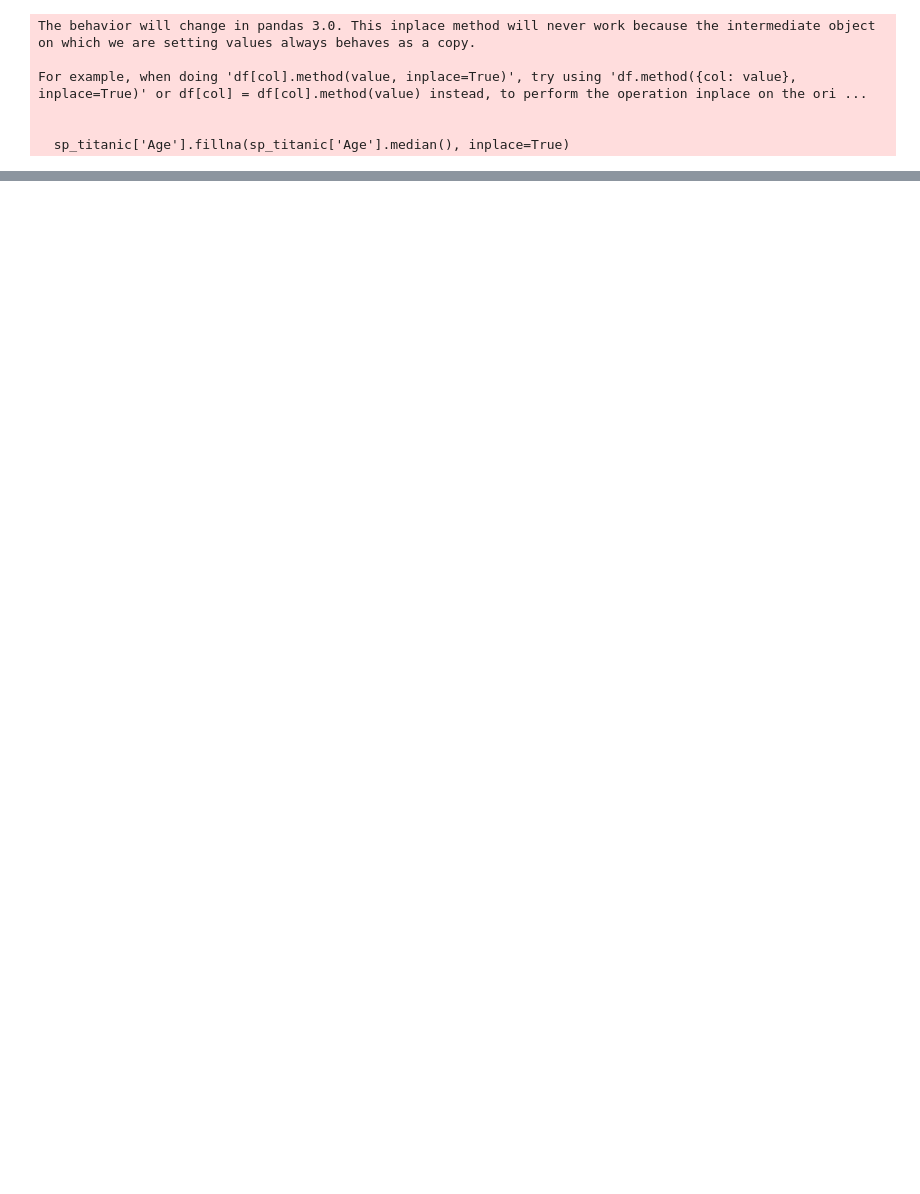
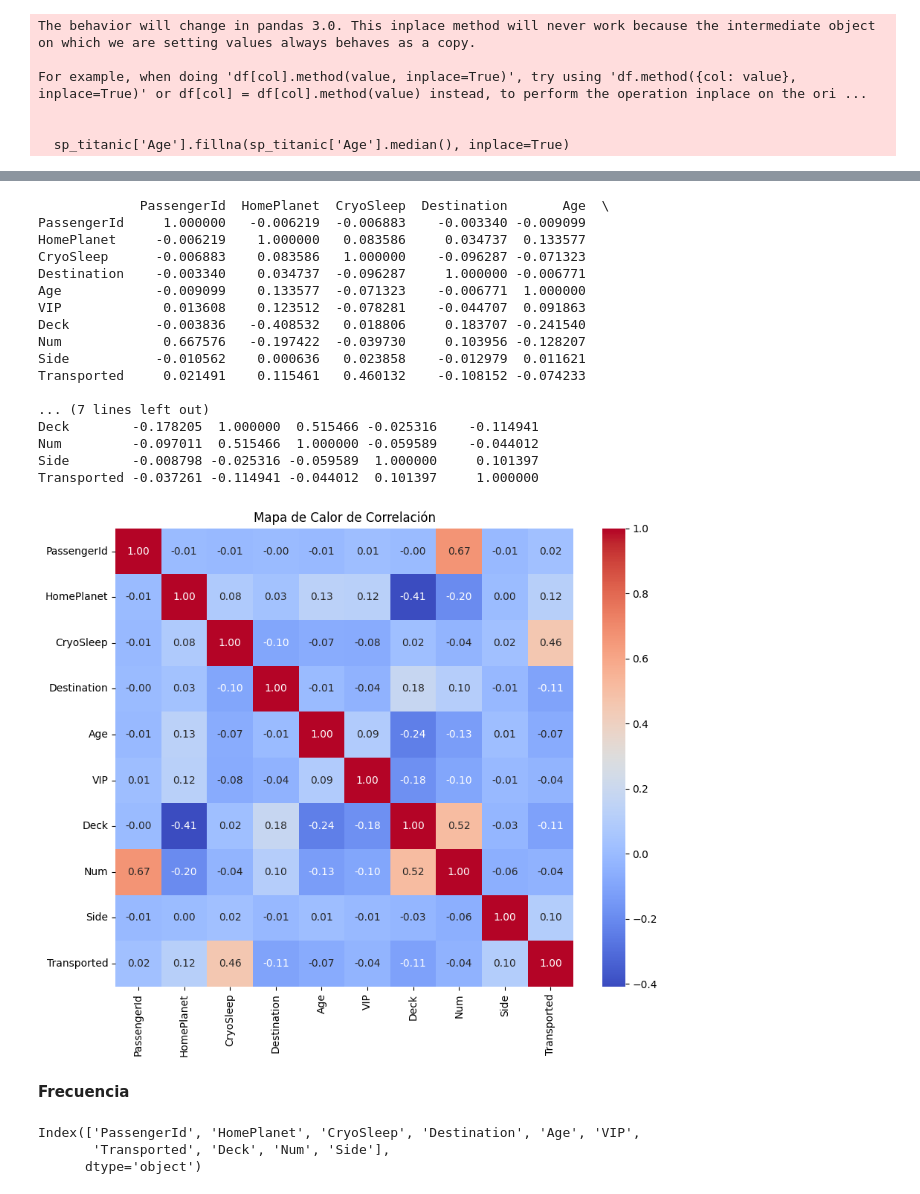
Before and after one commit to Lisy29/spaceship-titanic-Lisy, a Jupyter notebook: Notebook/space_titanic_Lisy.ipynb, the cells around one changed output, grey strips where cells are left out. Saved outputs shown, nothing was run; the diff lists cells and outputs as text; code cells hidden in the pictures; blank space fills up the shorter version.

```diff
--- a/Notebook/space_titanic_Lisy.ipynb
+++ b/Notebook/space_titanic_Lisy.ipynb
@@ -221,0 +265,11 @@ sp_titanic[['Transported','VIP','CryoSleep']] = sp_titanic[['Transported','VIP',
+# %%
+# Crear un codificador de etiquetas
+LE = LabelEncoder()
+# Codificar la columna 'HomePlanet' donde 'Mars': 2, 'Earth': 1, 'Europa': 0
+sp_titanic['HomePlanet'] = LE.fit_transform(sp_titanic['HomePlanet'])
+# Codificar la columna 'Destination' donde 'TRAPPIST-1e': 2, 'PSO J318.5-22': 1, '55 Cancri e': 0
+sp_titanic['Destination'] = LE.fit_transform(sp_titanic['Destination'])
+# Codificar la columna 'Deck' donde 'B':0 'F':1 'A':2 'G':3 'E':4 'D':5 'C':6 'T':7
+sp_titanic['Deck'] = LE.fit_transform(sp_titanic['Deck'])
+# Codificar la columna 'Side' donde 'P':0 'S':1
+sp_titanic['Side'] = LE.fit_transform(sp_titanic['Side'])
@@ -221,0 +313,39 @@ sp_titanic[['Transported','VIP','CryoSleep']] = sp_titanic[['Transported','VIP',
+# %%
+columns = ['PassengerId','HomePlanet', 'CryoSleep', 'Destination', 'Age', 'VIP',
+           'Deck', 'Num', 'Side']
+correlation = sp_titanic[columns + ['Transported']].corr()
+print(correlation)
+
+plt.figure(figsize=(10, 8))  # Ajusta el tamaño de la figura
+sns.heatmap(correlation, annot=True, cmap='coolwarm', fmt='.2f', square=True)
+
+# Títulos y etiquetas
+plt.title('Mapa de Calor de Correlación')
+plt.show()
+# %% [output]
+             PassengerId  HomePlanet  CryoSleep  Destination       Age  \
+PassengerId     1.000000   -0.006219  -0.006883    -0.003340 -0.009099
+HomePlanet     -0.006219    1.000000   0.083586     0.034737  0.133577
+CryoSleep      -0.006883    0.083586   1.000000    -0.096287 -0.071323
+Destination    -0.003340    0.034737  -0.096287     1.000000 -0.006771
+Age            -0.009099    0.133577  -0.071323    -0.006771  1.000000
+VIP             0.013608    0.123512  -0.078281    -0.044707  0.091863
+Deck           -0.003836   -0.408532   0.018806     0.183707 -0.241540
+Num             0.667576   -0.197422  -0.039730     0.103956 -0.128207
+Side           -0.010562    0.000636   0.023858    -0.012979  0.011621
+Transported     0.021491    0.115461   0.460132    -0.108152 -0.074233
+
+... (7 lines left out)
+Deck        -0.178205  1.000000  0.515466 -0.025316    -0.114941
+Num         -0.097011  0.515466  1.000000 -0.059589    -0.044012
+Side        -0.008798 -0.025316 -0.059589  1.000000     0.101397
+Transported -0.037261 -0.114941 -0.044012  0.101397     1.000000
+[figure, added]
+# %% [markdown]
+**Frecuencia**
+# %%
+clean_sp_titanic.columns
+# %% [output]
+Index(['PassengerId', 'HomePlanet', 'CryoSleep', 'Destination', 'Age', 'VIP',
+       'Transported', 'Deck', 'Num', 'Side'],
+      dtype='object')
```
Also changed, not shown: parts of 26 cells of this notebook, 1 other file.
